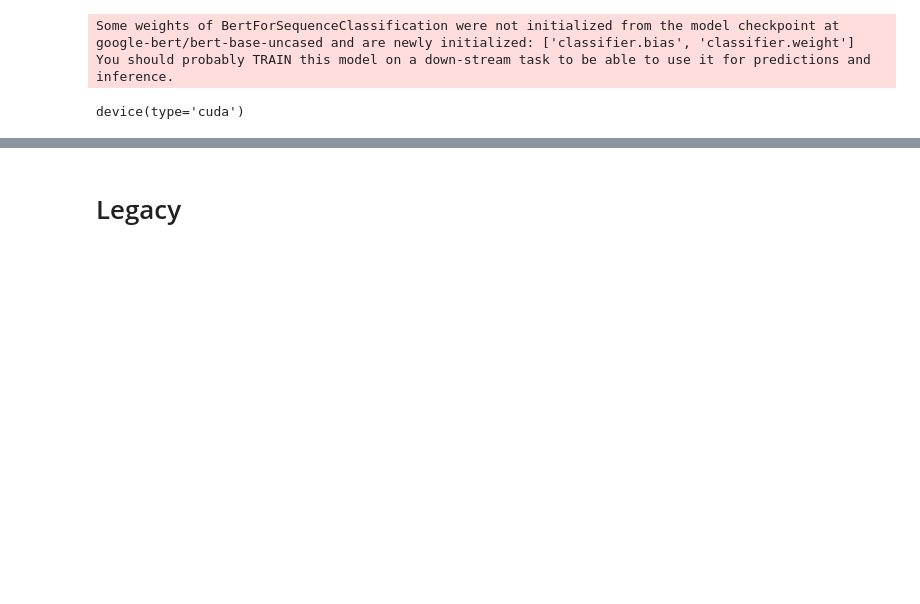
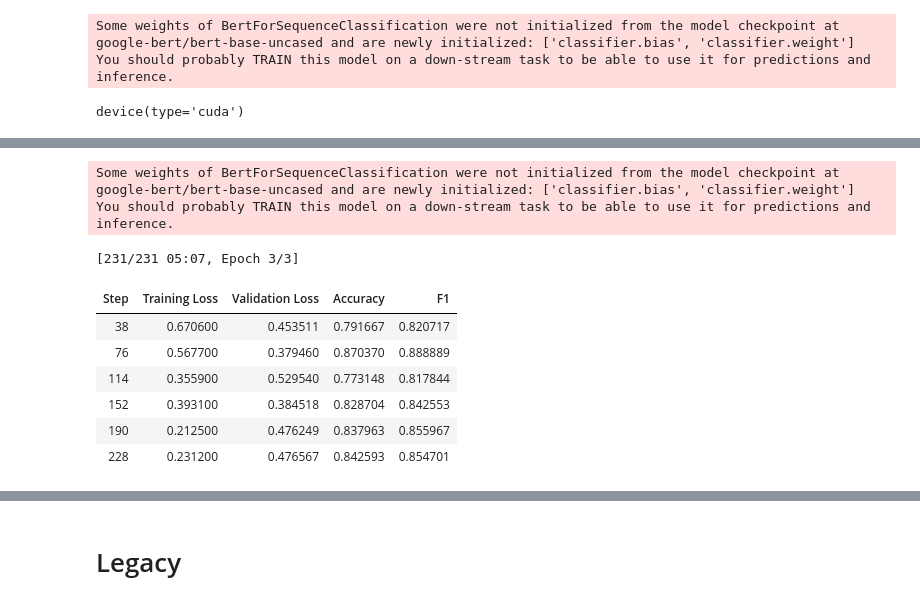
Before and after one commit to MatFil99/NLP-MM-text, a Jupyter notebook: hf_text_classifiers.ipynb, the cells around one changed output, grey strips where cells are left out. Drawn from its saved outputs; the diff is of its cells as text; code cells hidden in the pictures; blank space fills up the shorter version.

Commit message:
Preparing loop for testing many encoders
Available 2-, 7-class classification and regression.
Refactor functions

```diff
--- a/hf_text_classifiers.ipynb
+++ b/hf_text_classifiers.ipynb
@@ -475,3 +550,6 @@ data_collator = DataCollatorWithPadding(tokenizer=tokenizer)
+# %%
+tokenized_ds = create_tokenized_dataset()
+data_collator = DataCollatorWithPadding(tokenizer=tokenizer)
 # %%
 tokenized_ds['train']
 # %% [output]
@@ -615,0 +716,36 @@ dataloader_config = DataLoaderConfiguration(dispatch_batches=None, split_batches
+# %%
+
+def define_trainer(training_args, task='classification'):
+    return Trainer(
+        model=model,
+        args=training_args,
+        train_dataset=tokenized_ds['train'],
+        eval_dataset=tokenized_ds['valid'],
+        data_collator=data_collator,
+        tokenizer=tokenizer,
+        compute_metrics=COMPUTE_METRICS[task],
+
+        # to use own defined schedulers
+        # optimizers = (optimizer, scheduler),
+    )
+# %%
+# parameters
+
+lr=1e-4
+seed = 8
+DATASETS = ['cmumosi', 'cmumosei', 'pom']
+TASKS = ['classification', 'regression']
+num_classes = [2, 7] # number of classification classes
+checkpoints = ['google-bert/bert-base-uncased', 'distil-bert', 'google/bigbird-roberta-base', 'google/canine-c']
+best_model_metrics = {'classification' : ['eval_loss', 'eval_accuracy'], 'regression': ['eval_loss', 'eval_mae']}
+
+
+DS = DATASETS[0]
+TASK = 'classification' #
+checkpoint = checkpoints[0]
+
+best_model_metric = best_model_metrics[TASK][0]
+if TASK == 'classification':
+    num_labels = num_classes[0]
+
+num_labels
@@ -615,0 +872,17 @@ dataloader_config = DataLoaderConfiguration(dispatch_batches=None, split_batches
+# %%
+model = transformers.AutoModelForSequenceClassification.from_pretrained(checkpoint, num_labels=num_labels)
+training_args, run_name = define_training_arguments()
+trainer = define_trainer(training_args=training_args, task=TASK)
+# trainer
+best_model = trainer.train()
+# %% [output]
+Some weights of BertForSequenceClassification were not initialized from the model checkpoint at google-bert/bert-base-uncased and are newly initialized: ['classifier.bias', 'classifier.weight']
+You should probably TRAIN this model on a down-stream task to be able to use it for predictions and inference.
+[231/231 05:07, Epoch 3/3]
+| Step | Training Loss | Validation Loss | Accuracy | F1 |
+| 38 | 0.670600 | 0.453511 | 0.791667 | 0.820717 |
+| 76 | 0.567700 | 0.379460 | 0.870370 | 0.888889 |
+| 114 | 0.355900 | 0.529540 | 0.773148 | 0.817844 |
+| 152 | 0.393100 | 0.384518 | 0.828704 | 0.842553 |
+| 190 | 0.212500 | 0.476249 | 0.837963 | 0.855967 |
+| 228 | 0.231200 | 0.476567 | 0.842593 | 0.854701 |
```
Also changed, not shown: parts of 51 cells of this notebook, 2 other files.
